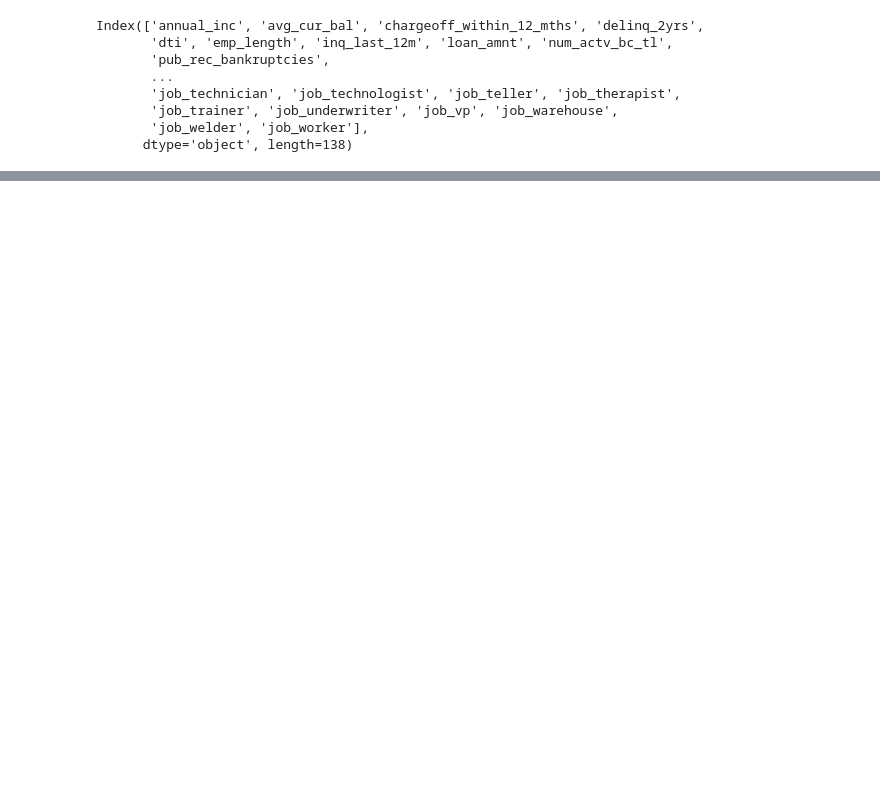
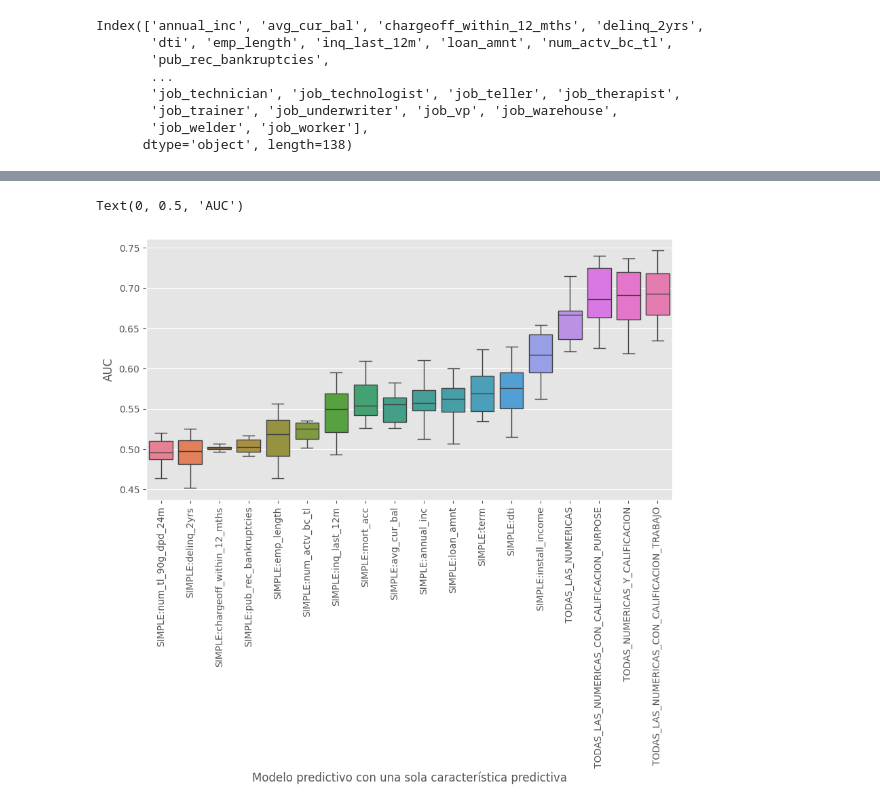
Before and after one commit to JosueMonte/Credit-Risk, a Jupyter notebook: probability_default.ipynb, the cells around one changed output, grey strips where cells are left out. Cells and saved outputs as stored; diff of their text form; code cells hidden in the pictures; blank space fills up the shorter version.

```diff
--- a/probability_default.ipynb
+++ b/probability_default.ipynb
@@ -636,0 +644,4 @@ Text(0, 0.5, 'AUC')
+# %%
+# Convertimos a one-hot-encoding para incorporar la variable "purpose", que es categórica
+purpose_categ = pd.get_dummies(datos['purpose'], prefix = "purpose", drop_first=True)
+purpose_categ = purpose_categ.applymap(lambda x: 1 if x else 0)
@@ -636,0 +650,3 @@ Text(0, 0.5, 'AUC')
+# %%
+X_calif_purpose = pd.concat([X_calif, purpose_categ],axis=1)
+X_calif_purpose.head()
@@ -636,0 +661,11 @@ Text(0, 0.5, 'AUC')
+# %%
+auc_lista = cross_validation_AUC(X_calif_purpose, y_completo)
+modelos_desempeno["TODAS_LAS_NUMERICAS_CON_CALIFICACION_PURPOSE"] = auc_lista
+# %%
+plt.figure(figsize= (10,5))
+dibujar_boxplot_ordenado(modelos_desempeno)
+plt.xlabel("Modelo predictivo con una sola característica predictiva")
+plt.ylabel("AUC")
+# %% [output]
+Text(0, 0.5, 'AUC')
+[figure, added]
```
Also changed, not shown: parts of 43 cells of this notebook.
